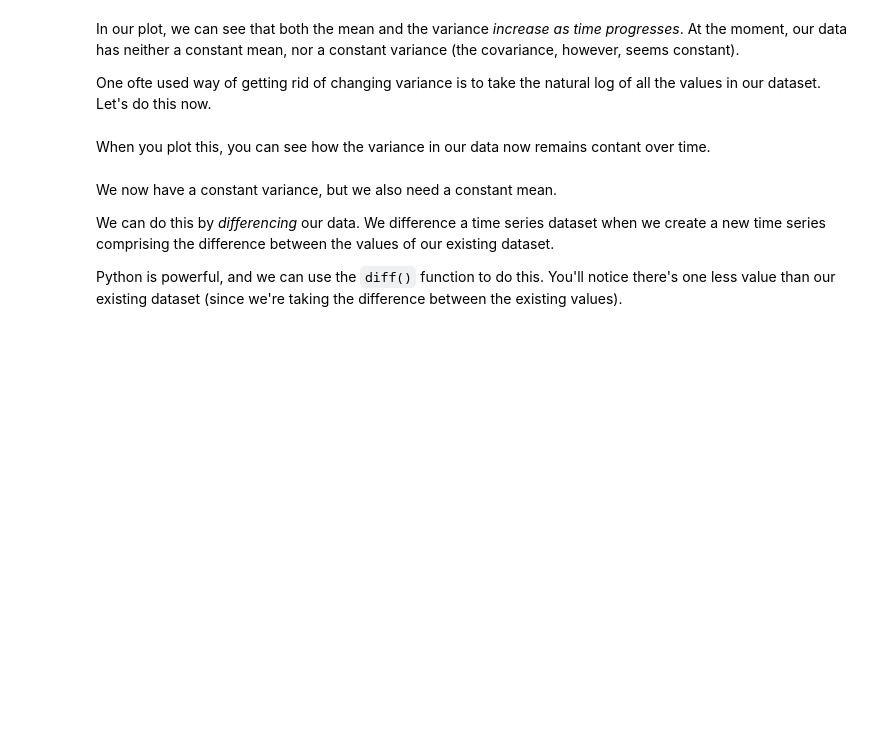
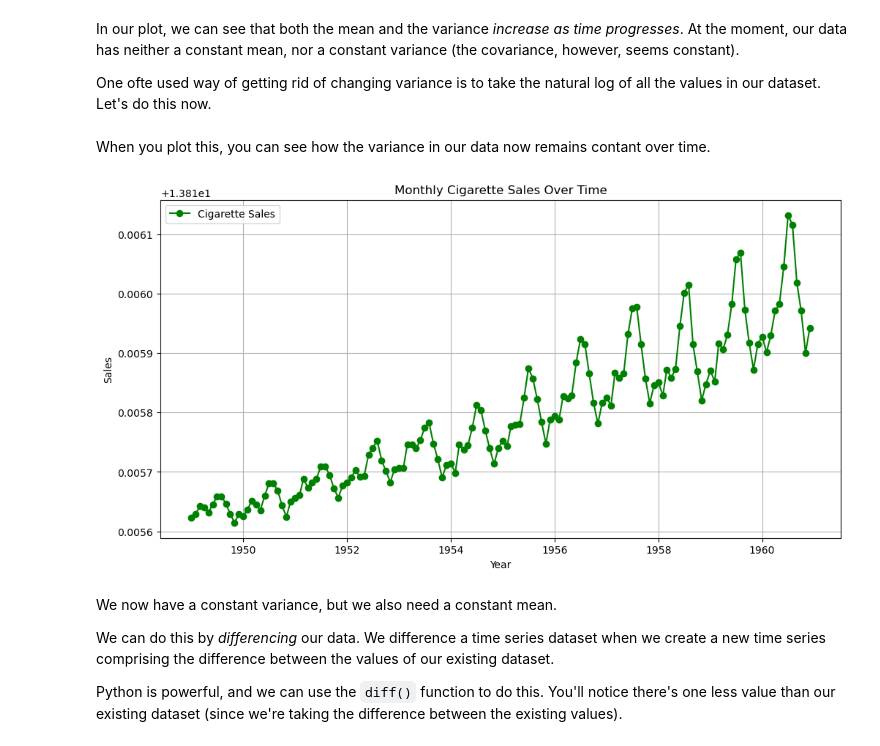
Before and after one commit to bonisadar/Data-Science-bootcamp, a Jupyter notebook: Cowboys&CigrettesCaseStudy/Cowboy Cigarettes Case Study - Tier 3.ipynb, the cells around one changed output. Cells and saved outputs as stored; diff of their text form; code cells hidden in the pictures; blank space fills up the shorter version.

```diff
--- a/Cowboys&CigrettesCaseStudy/Cowboy Cigarettes Case Study - Tier 3.ipynb
+++ b/Cowboys&CigrettesCaseStudy/Cowboy Cigarettes Case Study - Tier 3.ipynb
@@ -205,3 +306,5 @@ _ _ _
+# %%
+y_log = np.log(y)
 # %% [markdown]
 
 When you plot this, you can see how the variance in our data now remains contant over time.
@@ -210,3 +311,15 @@ _ _ _
+# %%
+plt.figure(figsize=(12, 6))
+plt.plot(y_log, marker='o', linestyle='-', color='g', label="Cigarette Sales")
+plt.xlabel("Year")
+plt.ylabel("Sales")
+plt.title("Monthly Cigarette Sales Over Time")
+plt.legend()
+plt.grid(True)
+
+plt.show()
+# %% [output]
+[figure, added]
 # %% [markdown]
 We now have a constant variance, but we also need a constant mean.
 
```
Also changed, not shown: parts of 53 cells of this notebook.
